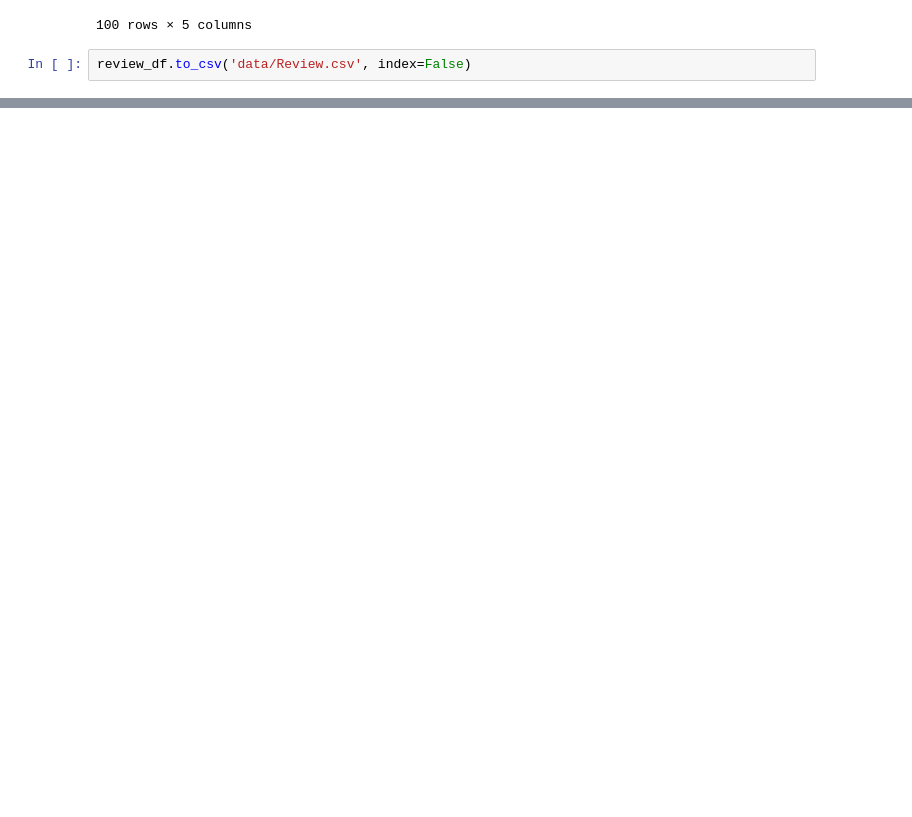
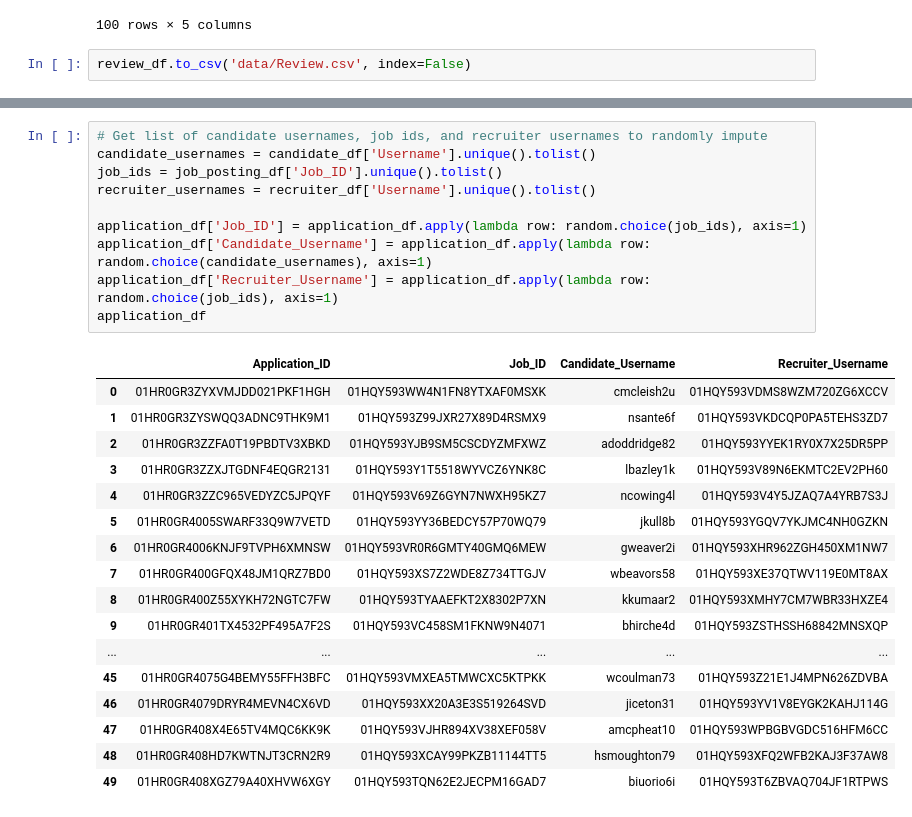
Before and after one commit to vbainwala/TalentTrove, a Jupyter notebook: make_data.ipynb, the cells around one changed output, grey strips where cells are left out. Drawn from its saved outputs; the diff is of its cells as text; blank space fills up the shorter version.

```diff
--- a/make_data.ipynb
+++ b/make_data.ipynb
@@ -1220,0 +1247,28 @@ review_df.to_csv('data/Review.csv', index=False)
+# %%
+# Get list of candidate usernames, job ids, and recruiter usernames to randomly impute
+candidate_usernames = candidate_df['Username'].unique().tolist()
+job_ids = job_posting_df['Job_ID'].unique().tolist()
+recruiter_usernames = recruiter_df['Username'].unique().tolist()
+
+application_df['Job_ID'] = application_df.apply(lambda row: random.choice(job_ids), axis=1)
+application_df['Candidate_Username'] = application_df.apply(lambda row: random.choice(candidate_usernames), axis=1)
+application_df['Recruiter_Username'] = application_df.apply(lambda row: random.choice(job_ids), axis=1)
+application_df
+# %% [output]
+|  | Application_ID | Job_ID | Candidate_Username | Recruiter_Username |
+| 0 | 01HR0GR3ZYXVMJDD021PKF1HGH | 01HQY593WW4N1FN8YTXAF0MSXK | cmcleish2u | 01HQY593VDMS8WZM720ZG6XCCV |
+| 1 | 01HR0GR3ZYSWQQ3ADNC9THK9M1 | 01HQY593Z99JXR27X89D4RSMX9 | nsante6f | 01HQY593VKDCQP0PA5TEHS3ZD7 |
+| 2 | 01HR0GR3ZZFA0T19PBDTV3XBKD | 01HQY593YJB9SM5CSCDYZMFXWZ | adoddridge82 | 01HQY593YYEK1RY0X7X25DR5PP |
+| 3 | 01HR0GR3ZZXJTGDNF4EQGR2131 | 01HQY593Y1T5518WYVCZ6YNK8C | lbazley1k | 01HQY593V89N6EKMTC2EV2PH60 |
+| 4 | 01HR0GR3ZZC965VEDYZC5JPQYF | 01HQY593V69Z6GYN7NWXH95KZ7 | ncowing4l | 01HQY593V4Y5JZAQ7A4YRB7S3J |
+| 5 | 01HR0GR4005SWARF33Q9W7VETD | 01HQY593YY36BEDCY57P70WQ79 | jkull8b | 01HQY593YGQV7YKJMC4NH0GZKN |
+| 6 | 01HR0GR4006KNJF9TVPH6XMNSW | 01HQY593VR0R6GMTY40GMQ6MEW | gweaver2i | 01HQY593XHR962ZGH450XM1NW7 |
+| 7 | 01HR0GR400GFQX48JM1QRZ7BD0 | 01HQY593XS7Z2WDE8Z734TTGJV | wbeavors58 | 01HQY593XE37QTWV119E0MT8AX |
+| 8 | 01HR0GR400Z55XYKH72NGTC7FW | 01HQY593TYAAEFKT2X8302P7XN | kkumaar2 | 01HQY593XMHY7CM7WBR33HXZE4 |
+| 9 | 01HR0GR401TX4532PF495A7F2S | 01HQY593VC458SM1FKNW9N4071 | bhirche4d | 01HQY593ZSTHSSH68842MNSXQP |
+| ... | ... | ... | ... | ... |
+| 45 | 01HR0GR4075G4BEMY55FFH3BFC | 01HQY593VMXEA5TMWCXC5KTPKK | wcoulman73 | 01HQY593Z21E1J4MPN626ZDVBA |
+| 46 | 01HR0GR4079DRYR4MEVN4CX6VD | 01HQY593XX20A3E3S519264SVD | jiceton31 | 01HQY593YV1V8EYGK2KAHJ114G |
+| 47 | 01HR0GR408X4E65TV4MQC6KK9K | 01HQY593VJHR894XV38XEF058V | amcpheat10 | 01HQY593WPBGBVGDC516HFM6CC |
+| 48 | 01HR0GR408HD7KWTNJT3CRN2R9 | 01HQY593XCAY99PKZB11144TT5 | hsmoughton79 | 01HQY593XFQ2WFB2KAJ3F37AW8 |
+| 49 | 01HR0GR408XGZ79A40XHVW6XGY | 01HQY593TQN62E2JECPM16GAD7 | biuorio6i | 01HQY593T6ZBVAQ704JF1RTPWS |
```
Also changed, not shown: parts of 6 cells of this notebook, 2 other files.
